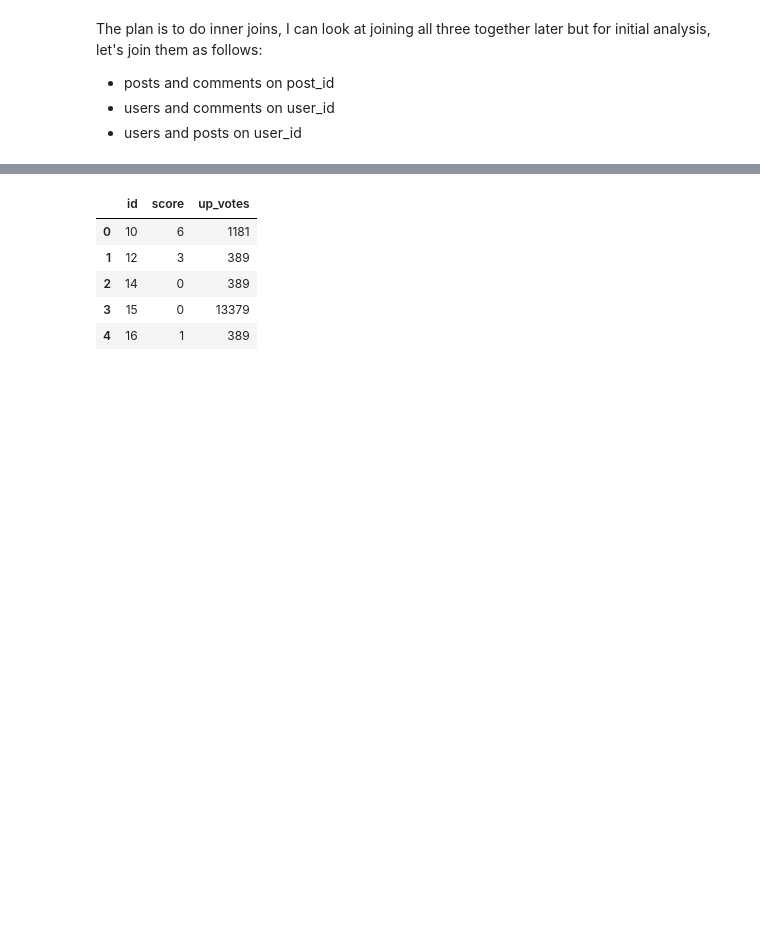
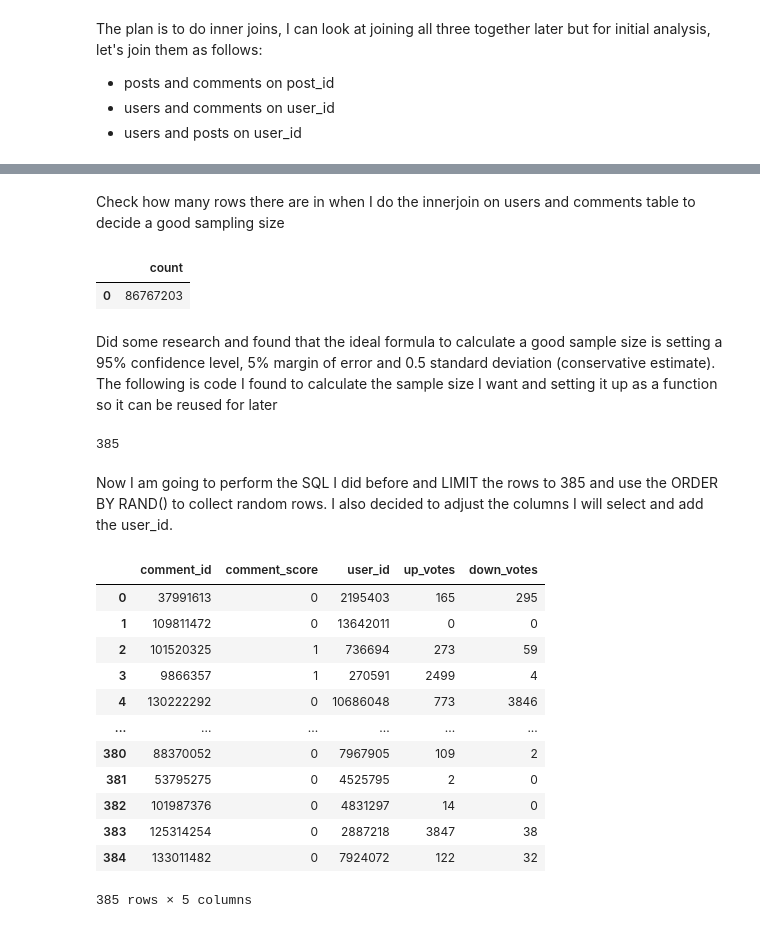
Before and after one commit to denisecodes/stack_overflow_dashboard, a Jupyter notebook: stack_overflow_dashboard.ipynb, the cells around one changed output, grey strips where cells are left out. Drawn from its saved outputs; the diff is of its cells as text; code cells hidden in the pictures; blank space fills up the shorter version.

```diff
--- a/stack_overflow_dashboard.ipynb
+++ b/stack_overflow_dashboard.ipynb
@@ -325,0 +360,14 @@ LIMIT 5
+# %% [markdown]
+Check how many rows there are in when I do the innerjoin on users and comments table to decide a good sampling size
+# %%
+%%sql
+SELECT COUNT(*)
+FROM users
+INNER JOIN
+comments
+ON users.id = comments.user_id;
+# %% [output]
+|  | count |
+| 0 | 86767203 |
+# %% [markdown]
+Did some research and found that the ideal formula to calculate a good sample size is setting a 95% confidence level, 5% margin of error and 0.5 standard deviation (conservative estimate). The following is code I found to calculate the sample size I want and setting it up as a function so it can be reused for later
@@ -326,11 +382,36 @@ LIMIT 5
+# %%
+sample_size = calculate_sample_size(86767203, z, e, sigma)
+sample_size
+# %% [output]
+385
+# %% [markdown]
+Now I am going to perform the SQL I did before and LIMIT the rows to 385 and use the ORDER BY RAND() to collect random rows. I also decided to adjust the columns I will select and add the user_id.
 # %%
-join_query = "SELECT comments.id, comments.score, users.up_votes FROM comments INNER JOIN users ON users.id = comments.user_id LIMIT 5"
+join_query = '''
+    SELECT
+    comments.id AS comment_id,
+    comments.score AS comment_score,
+    users.id AS user_id,
+    users.up_votes,
+    users.down_votes
+    FROM comments
+    INNER JOIN users ON users.id = comments.user_id
+    ORDER BY RANDOM()
+    LIMIT 385
+'''
 users_comments = pd.read_sql(join_query, connection)
 users_comments
 # %% [output]
-|  | id | score | up_votes |
-| 0 | 10 | 6 | 1181 |
-| 1 | 12 | 3 | 389 |
-| 2 | 14 | 0 | 389 |
-| 3 | 15 | 0 | 13379 |
-| 4 | 16 | 1 | 389 |
+|  | comment_id | comment_score | user_id | up_votes | down_votes |
+| 0 | 37991613 | 0 | 2195403 | 165 | 295 |
+| 1 | 109811472 | 0 | 13642011 | 0 | 0 |
+| 2 | 101520325 | 1 | 736694 | 273 | 59 |
+| 3 | 9866357 | 1 | 270591 | 2499 | 4 |
+| 4 | 130222292 | 0 | 10686048 | 773 | 3846 |
+| ... | ... | ... | ... | ... | ... |
+| 380 | 88370052 | 0 | 7967905 | 109 | 2 |
+| 381 | 53795275 | 0 | 4525795 | 2 | 0 |
+| 382 | 101987376 | 0 | 4831297 | 14 | 0 |
+| 383 | 125314254 | 0 | 2887218 | 3847 | 38 |
+| 384 | 133011482 | 0 | 7924072 | 122 | 32 |
+385 rows × 5 columns
```
Also changed, not shown: parts of 7 cells of this notebook.
